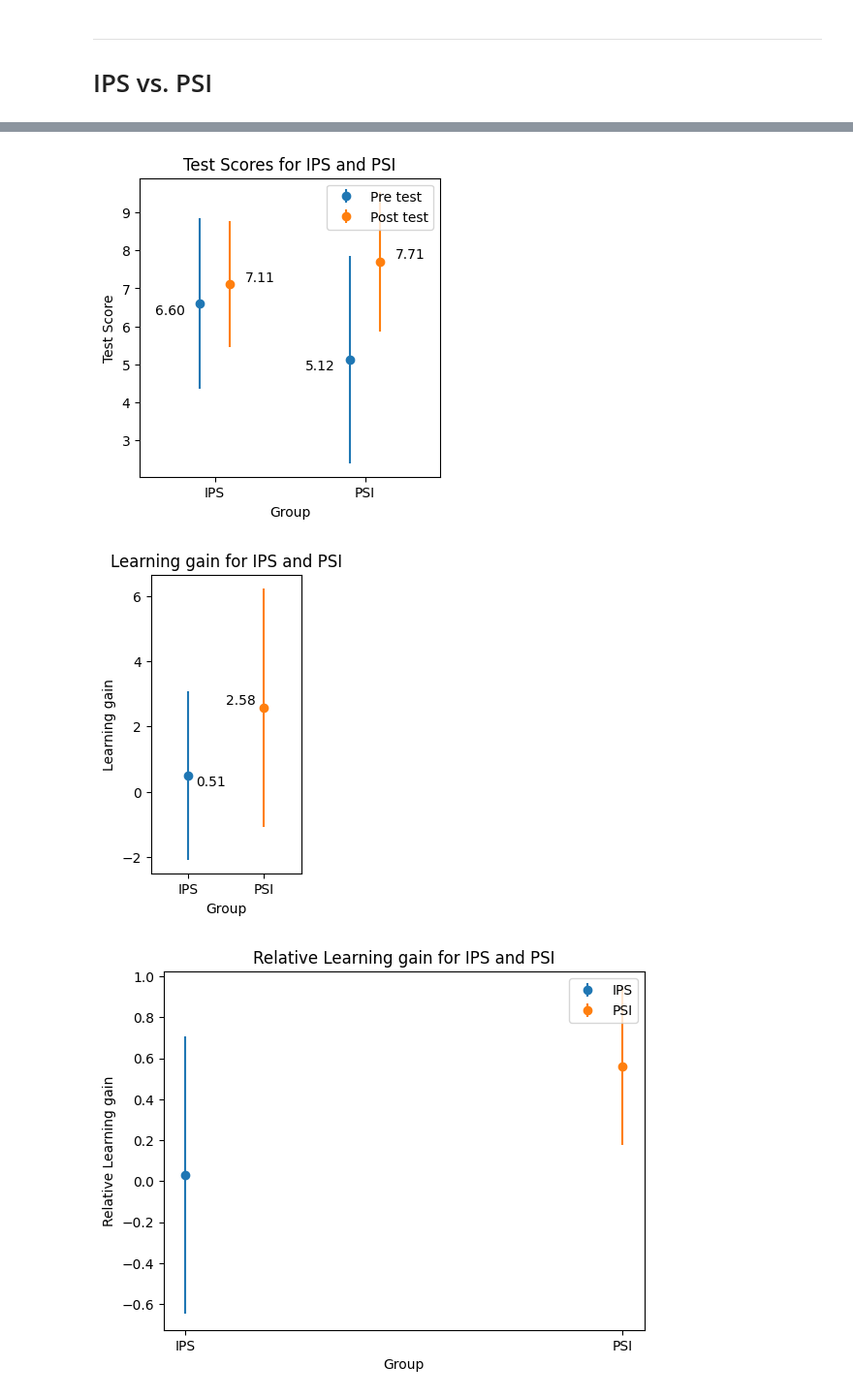
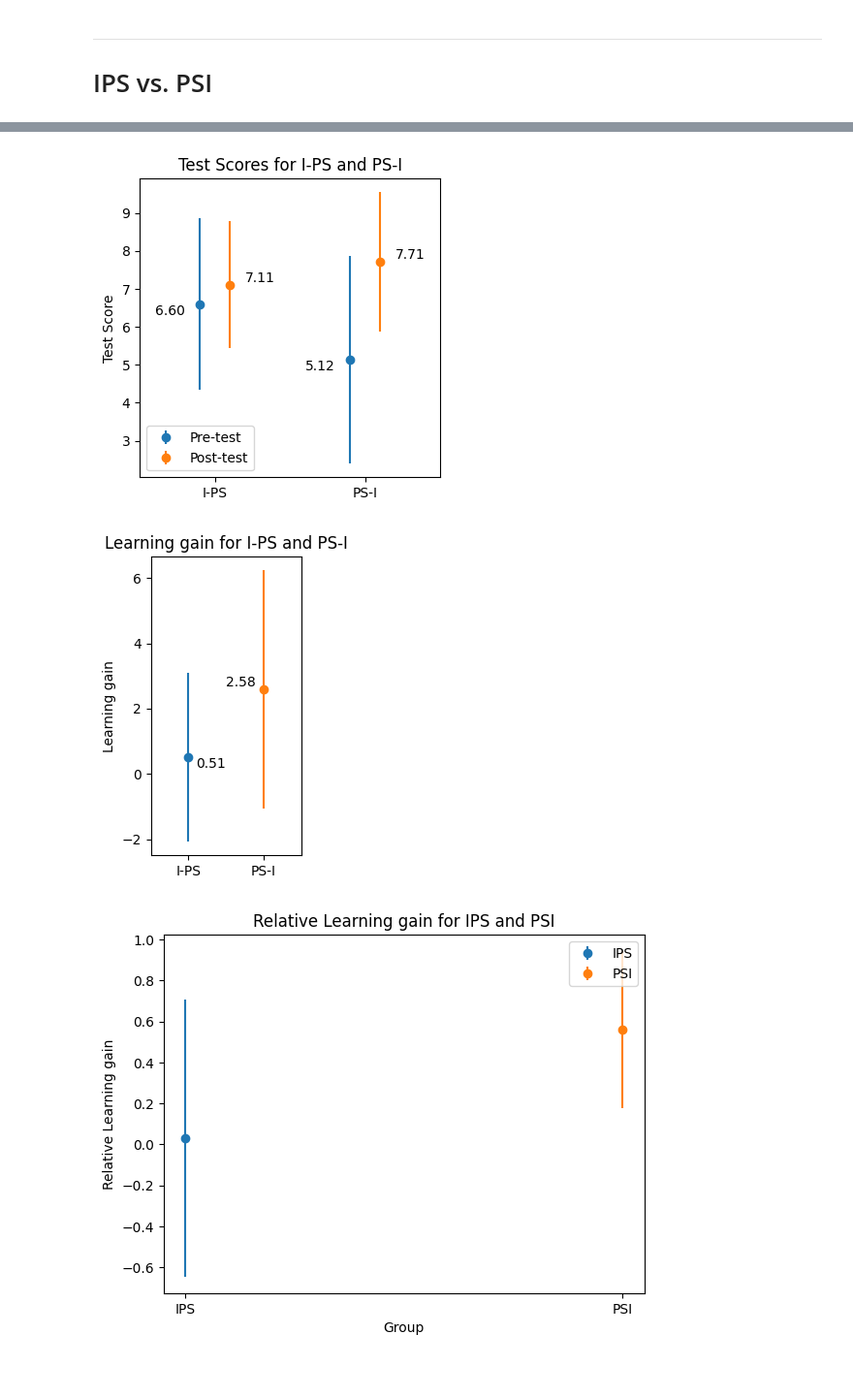
Before and after one commit to Ludodo06/Vigenere-Cipher-Project, a Jupyter notebook: Results/analysis.ipynb, the cells around one changed output, grey strips where cells are left out. Shown at 97% size. Cells and saved outputs as stored; diff of their text form; code cells hidden in the pictures; blank space fills up the shorter version.

```diff
--- a/Results/analysis.ipynb
+++ b/Results/analysis.ipynb
@@ -84,7 +84,7 @@ psi_post_mean = psi_df['Post test'].mean()
 psi_post_std = psi_df['Post test'].std()
 
 # Plotting the means and std for "Pre test" and "Post test" for IPS and PSI dataframes
-labels = ['IPS', 'PSI']
+labels = ['I-PS', 'PS-I']
 x = [0, 1]
 pre_means = [ips_pre_mean, psi_pre_mean]
 pre_stds = [ips_pre_std, psi_pre_std]
@@ -98,51 +98,51 @@ plt.figure(figsize=(4, 4))
 x = [i-0.1 for i in x]
 
 # Plotting means and std for "Pre test"
-plt.errorbar(x, pre_means, yerr=pre_stds, fmt='o', label='Pre test')
+plt.errorbar(x, pre_means, yerr=pre_stds, fmt='o', label='Pre-test')
 
 # Shift the post-means a bit to the right
 x = [i+0.2 for i in x]
 
 # Plotting means and std for "Post test"
-plt.errorbar(x, post_means, yerr=post_stds, fmt='o', label='Post test')
+plt.errorbar(x, post_means, yerr=post_stds, fmt='o', label='Post-test')
 
 # Shift back the x-axis ticks and labels
 x = [i-0.1 for i in x]
 
 # Set the x-axis ticks and labels
 plt.xticks(x, labels)
 
 # Set the x-axis label
-plt.xlabel('Group')
+# plt.xlabel('Group')
 
 # Set the y-axis label
 plt.ylabel('Test Score')
 
 # Set the title of the plot
-plt.title('Test Scores for IPS and PSI')
+plt.title('Test Scores for I-PS and PS-I')
 
-# Add a legend
-plt.legend()
+# Add a legend bottom left
+plt.legend(loc='lower left')
 
 # Limit the x-axis to -0.5 to 1.5
 plt.xlim(-0.5, 1.5)
 
 # Add mean annotations
 plt.text(x[0]-0.3, ips_pre_mean, f"{ips_pre_mean:.2f}", ha='center', va='top')
 plt.text(x[1]-0.3, psi_pre_mean, f"{psi_pre_mean:.2f}", ha='center', va='top')
 plt.text(x[0]+0.3, ips_post_mean, f"{ips_post_mean:.2f}", ha='center', va='bottom')
 plt.text(x[1]+0.3, psi_post_mean, f"{psi_post_mean:.2f}", ha='center', va='bottom')
 
 
 
 # Save plot as Vigenere-Cipher-Project\Images\prepost_all.png
 plt.savefig(r'..\Images\prepost_all.png', bbox_inches='tight')
 
 
 # Show the plot
 plt.show()
 # %% [output]
-[figure, old version]
+[figure, new version]
 # %%
 
 import matplotlib.pyplot as plt
@@ -165,16 +165,16 @@ plt.errorbar(0, ips_mean, yerr=ips_std, fmt='o', label='IPS')
 plt.errorbar(1, psi_mean, yerr=psi_std, fmt='o', label='PSI')
 
 # Set the x-axis ticks and labels
-plt.xticks([0, 1], ['IPS', 'PSI'])
+plt.xticks([0, 1], ['I-PS', 'PS-I'])
 
 # Set the x-axis label
-plt.xlabel('Group')
+# plt.xlabel('Group')
 
 # Set the y-axis label
 plt.ylabel('Learning gain')
 
 # Set the title of the plot
-plt.title('Learning gain for IPS and PSI')
+plt.title('Learning gain for I-PS and PS-I')
 
 # Add a legend
 # plt.legend()
@@ -194,7 +194,7 @@ plt.savefig(r'..\Images\gain_all.png', bbox_inches='tight')
 # Show the plot
 plt.show()
 # %% [output]
-[figure, old version]
+[figure, new version]
 # %%
 import matplotlib.pyplot as plt
 
```
Also changed, not shown: parts of 6 cells of this notebook.
